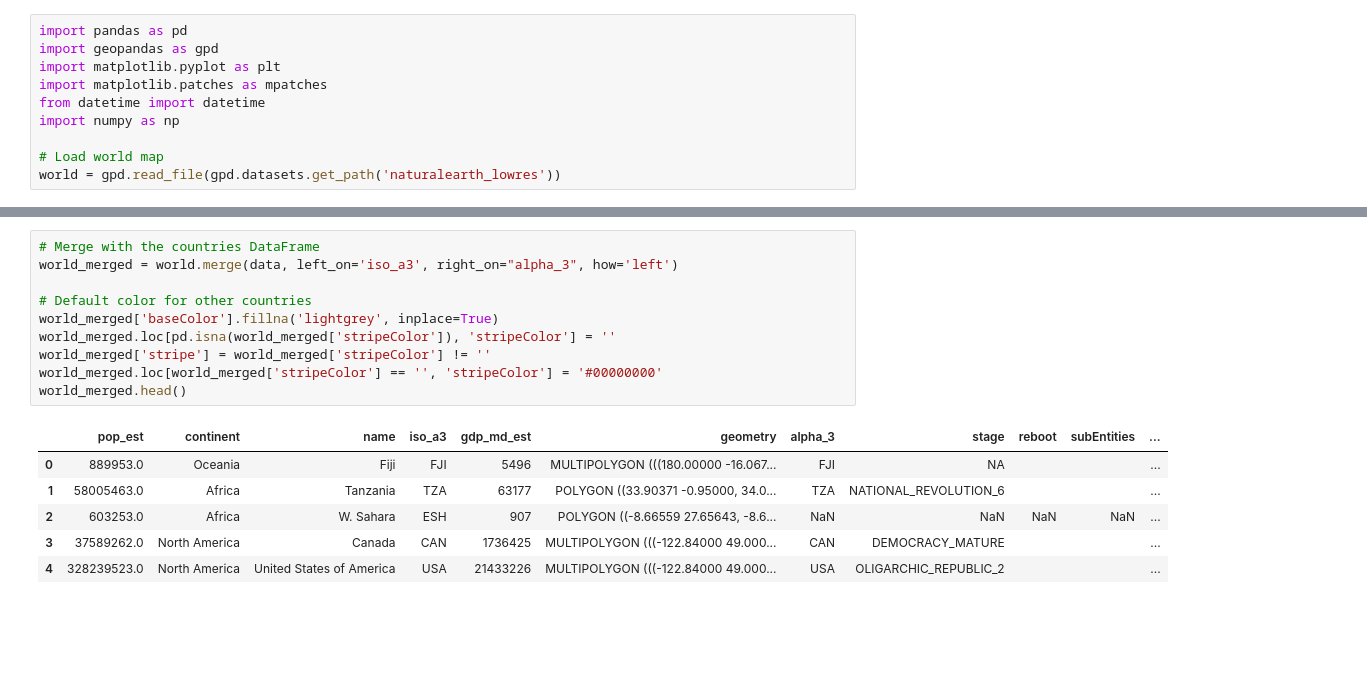
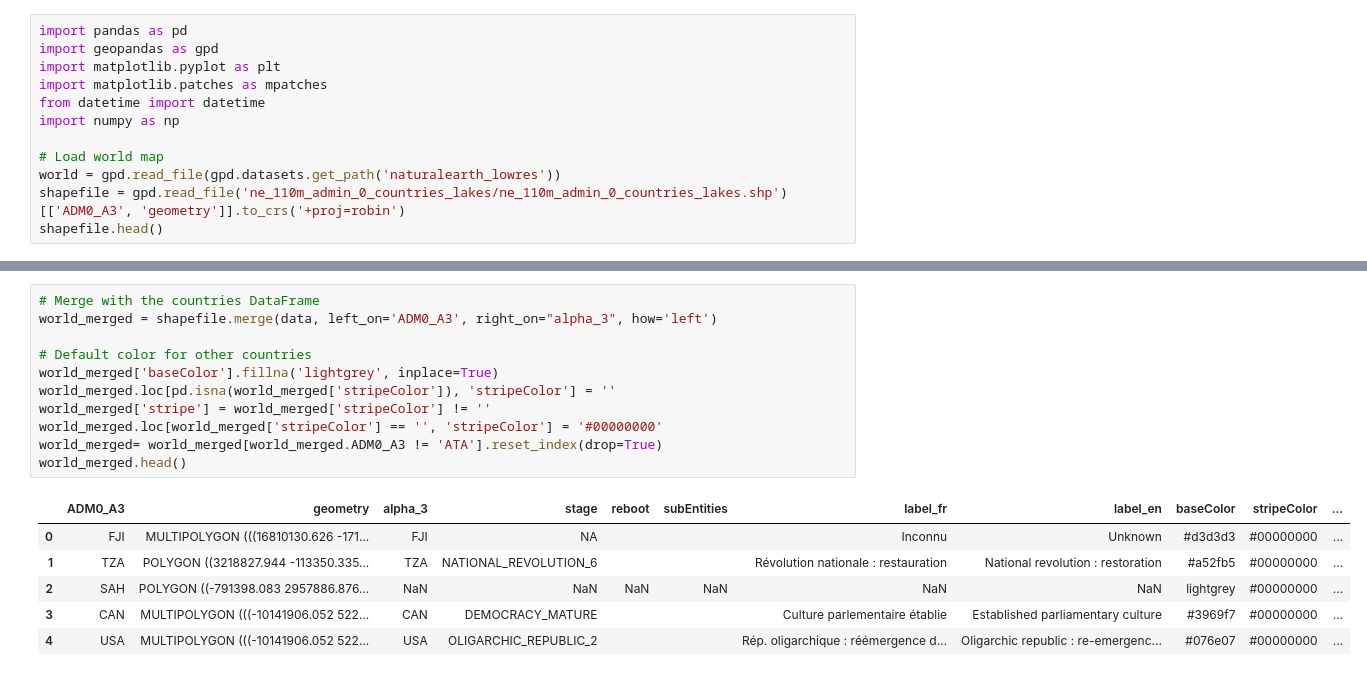
Before and after one commit to historionomy/streamlit, a Jupyter notebook: tests.ipynb, the cells around one changed output, grey strips where cells are left out. Saved outputs shown, nothing was run; the diff lists cells and outputs as text; blank space fills up the shorter version.

```diff
--- a/tests.ipynb
+++ b/tests.ipynb
@@ -8,3 +8,5 @@ import numpy as np
 
 # Load world map
 world = gpd.read_file(gpd.datasets.get_path('naturalearth_lowres'))
+shapefile = gpd.read_file('ne_110m_admin_0_countries_lakes/ne_110m_admin_0_countries_lakes.shp')[['ADM0_A3', 'geometry']].to_crs('+proj=robin')
+shapefile.head()
@@ -47,20 +56,21 @@ data.head()
 # %%
 # Merge with the countries DataFrame
-world_merged = world.merge(data, left_on='iso_a3', right_on="alpha_3", how='left')
+world_merged = shapefile.merge(data, left_on='ADM0_A3', right_on="alpha_3", how='left')
 
 # Default color for other countries
 world_merged['baseColor'].fillna('lightgrey', inplace=True)
 world_merged.loc[pd.isna(world_merged['stripeColor']), 'stripeColor'] = ''
 world_merged['stripe'] = world_merged['stripeColor'] != ''
 world_merged.loc[world_merged['stripeColor'] == '', 'stripeColor'] = '#00000000'
+world_merged= world_merged[world_merged.ADM0_A3 != 'ATA'].reset_index(drop=True)
 world_merged.head()
 # %% [output]
-|  | pop_est | continent | name | iso_a3 | gdp_md_est | geometry | alpha_3 | stage | reboot | subEntities | ... |
-| 0 | 889953.0 | Oceania | Fiji | FJI | 5496 | MULTIPOLYGON (((180.00000 -16.067... | FJI | NA |  |  | ... |
-| 1 | 58005463.0 | Africa | Tanzania | TZA | 63177 | POLYGON ((33.90371 -0.95000, 34.0... | TZA | NATIONAL_REVOLUTION_6 |  |  | ... |
-| 2 | 603253.0 | Africa | W. Sahara | ESH | 907 | POLYGON ((-8.66559 27.65643, -8.6... | NaN | NaN | NaN | NaN | ... |
-| 3 | 37589262.0 | North America | Canada | CAN | 1736425 | MULTIPOLYGON (((-122.84000 49.000... | CAN | DEMOCRACY_MATURE |  |  | ... |
-| 4 | 328239523.0 | North America | United States of America | USA | 21433226 | MULTIPOLYGON (((-122.84000 49.000... | USA | OLIGARCHIC_REPUBLIC_2 |  |  | ... |
+|  | ADM0_A3 | geometry | alpha_3 | stage | reboot | subEntities | label_fr | label_en | baseColor | stripeColor | ... |
+| 0 | FJI | MULTIPOLYGON (((16810130.626 -171... | FJI | NA |  |  | Inconnu | Unknown | #d3d3d3 | #00000000 | ... |
+| 1 | TZA | POLYGON ((3218827.944 -113350.335... | TZA | NATIONAL_REVOLUTION_6 |  |  | Révolution nationale : restauration | National revolution : restoration | #a52fb5 | #00000000 | ... |
+| 2 | SAH | POLYGON ((-791398.083 2957886.876... | NaN | NaN | NaN | NaN | NaN | NaN | lightgrey | #00000000 | ... |
+| 3 | CAN | MULTIPOLYGON (((-10141906.052 522... | CAN | DEMOCRACY_MATURE |  |  | Culture parlementaire établie | Established parliamentary culture | #3969f7 | #00000000 | ... |
+| 4 | USA | MULTIPOLYGON (((-10141906.052 522... | USA | OLIGARCHIC_REPUBLIC_2 |  |  | Rép. oligarchique : réémergence d... | Oligarchic republic : re-emergenc... | #076e07 | #00000000 | ... |
 # %%
 # Plot
 fig, ax = plt.subplots(1, 1, figsize=(28, 14))
```
Also changed, not shown: parts of 4 cells of this notebook, 9 other files.
